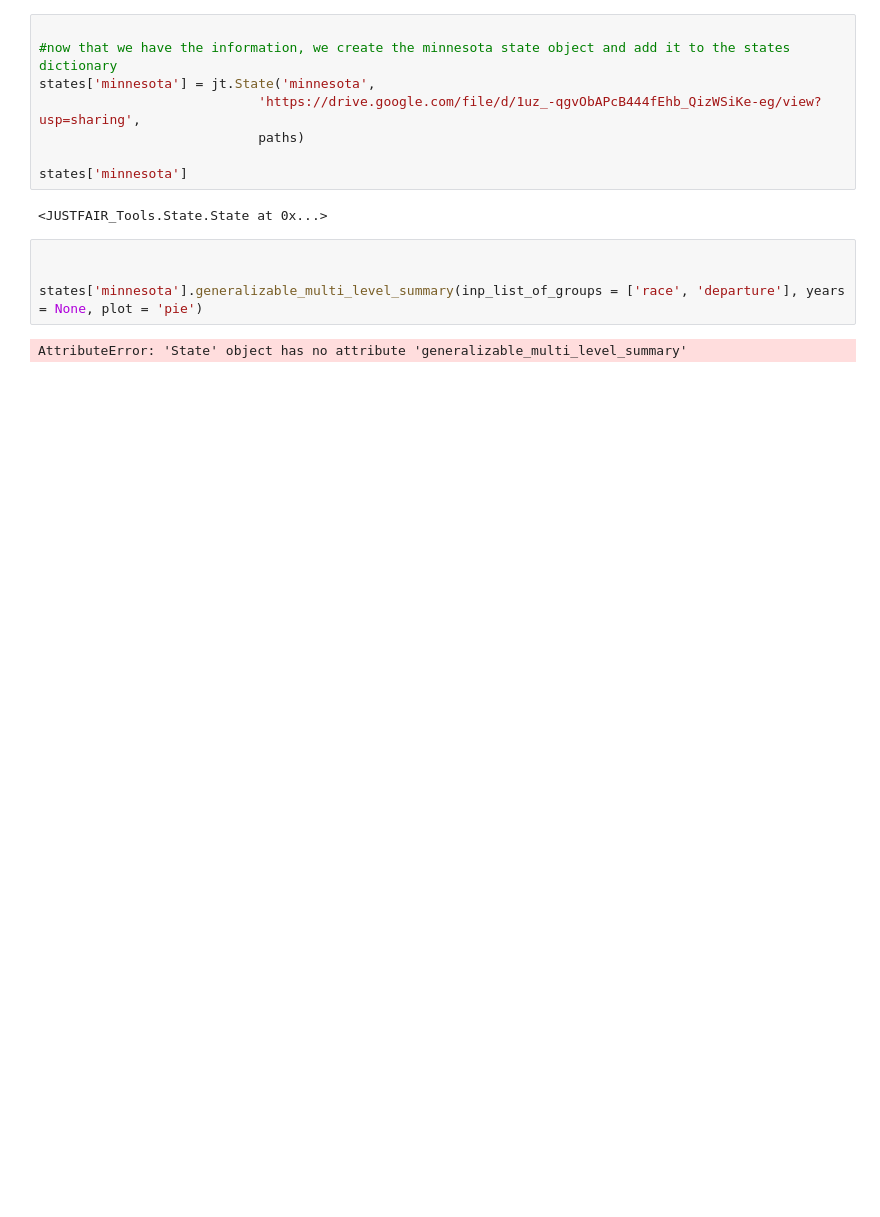
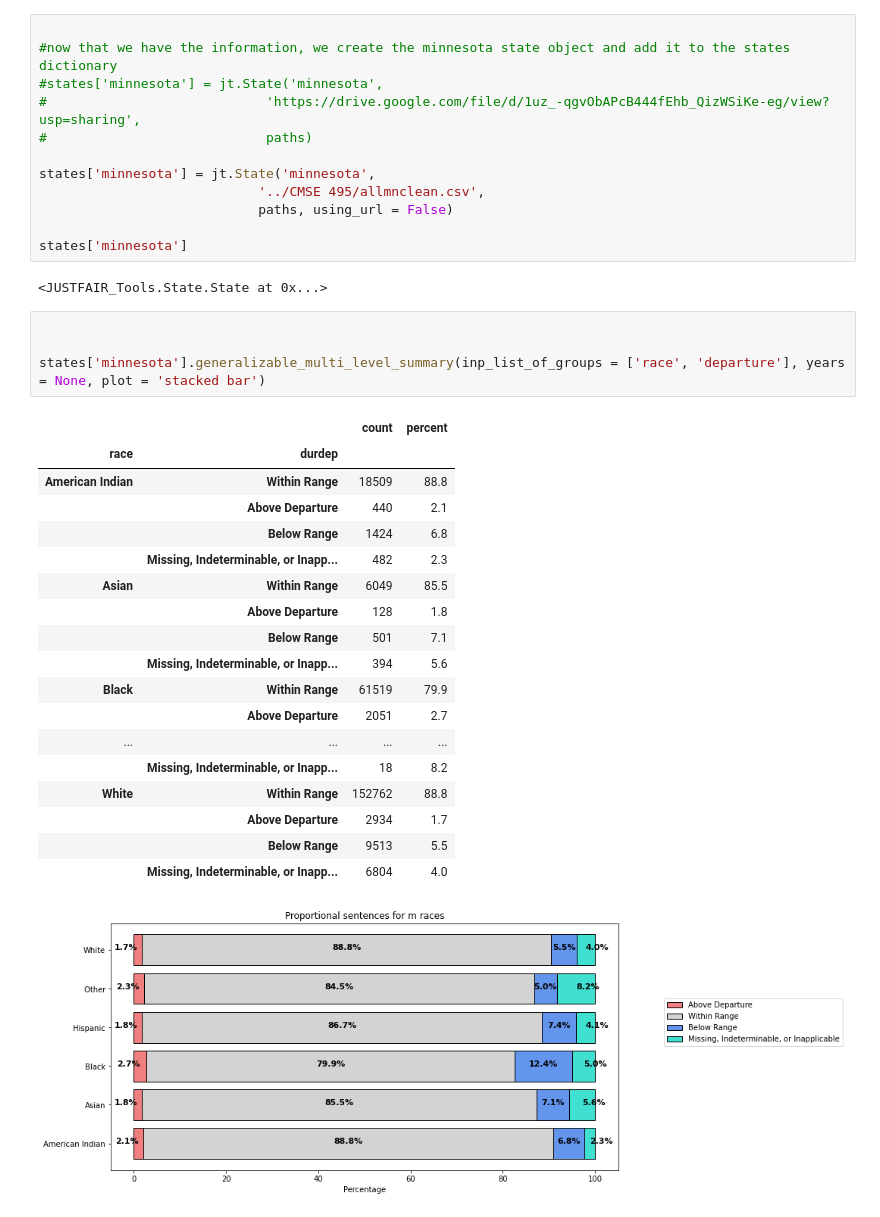
Before and after one commit to nitkiew2/QSIDE-JUSTFAIR-TOOLBOX, a Jupyter notebook: Package_testing.ipynb, the cells around one changed output. Cells and saved outputs as stored; diff of their text form; blank space fills up the shorter version.

```diff
--- a/Package_testing.ipynb
+++ b/Package_testing.ipynb
@@ -37,9 +37,13 @@ paths['age'] = jt.Path('Agecat', {1: 'Under 18',
 # %%
 
 #now that we have the information, we create the minnesota state object and add it to the states dictionary
+#states['minnesota'] = jt.State('minnesota',
+#                            'https://drive.google.com/file/d/1uz_-qgvObAPcB444fEhb_QizWSiKe-eg/view?usp=sharing',
+#                            paths)
+
 states['minnesota'] = jt.State('minnesota',
-                            'https://drive.google.com/file/d/1uz_-qgvObAPcB444fEhb_QizWSiKe-eg/view?usp=sharing',
-                            paths)
+                            '../CMSE 495/allmnclean.csv',
+                            paths, using_url = False)
 
 states['minnesota']
 # %% [output]
@@ -47,6 +51,24 @@ states['minnesota']
 # %%
 
 
-states['minnesota'].generalizable_multi_level_summary(inp_list_of_groups = ['race', 'departure'], years = None, plot = 'pie')
+states['minnesota'].generalizable_multi_level_summary(inp_list_of_groups = ['race', 'departure'], years = None, plot = 'stacked bar')
 # %% [output]
-AttributeError: 'State' object has no attribute 'generalizable_multi_level_summary'
+|  |  | count | percent |
+| race | durdep |  |  |
+| American Indian | Within Range | 18509 | 88.8 |
+|  | Above Departure | 440 | 2.1 |
+|  | Below Range | 1424 | 6.8 |
+|  | Missing, Indeterminable, or Inapp... | 482 | 2.3 |
+| Asian | Within Range | 6049 | 85.5 |
+|  | Above Departure | 128 | 1.8 |
+|  | Below Range | 501 | 7.1 |
+|  | Missing, Indeterminable, or Inapp... | 394 | 5.6 |
+| Black | Within Range | 61519 | 79.9 |
+|  | Above Departure | 2051 | 2.7 |
+| ... | ... | ... | ... |
+|  | Missing, Indeterminable, or Inapp... | 18 | 8.2 |
+| White | Within Range | 152762 | 88.8 |
+|  | Above Departure | 2934 | 1.7 |
+|  | Below Range | 9513 | 5.5 |
+|  | Missing, Indeterminable, or Inapp... | 6804 | 4.0 |
+[figure, added]
```
Also changed, not shown: parts of 1 cell of this notebook, 5 other files.
